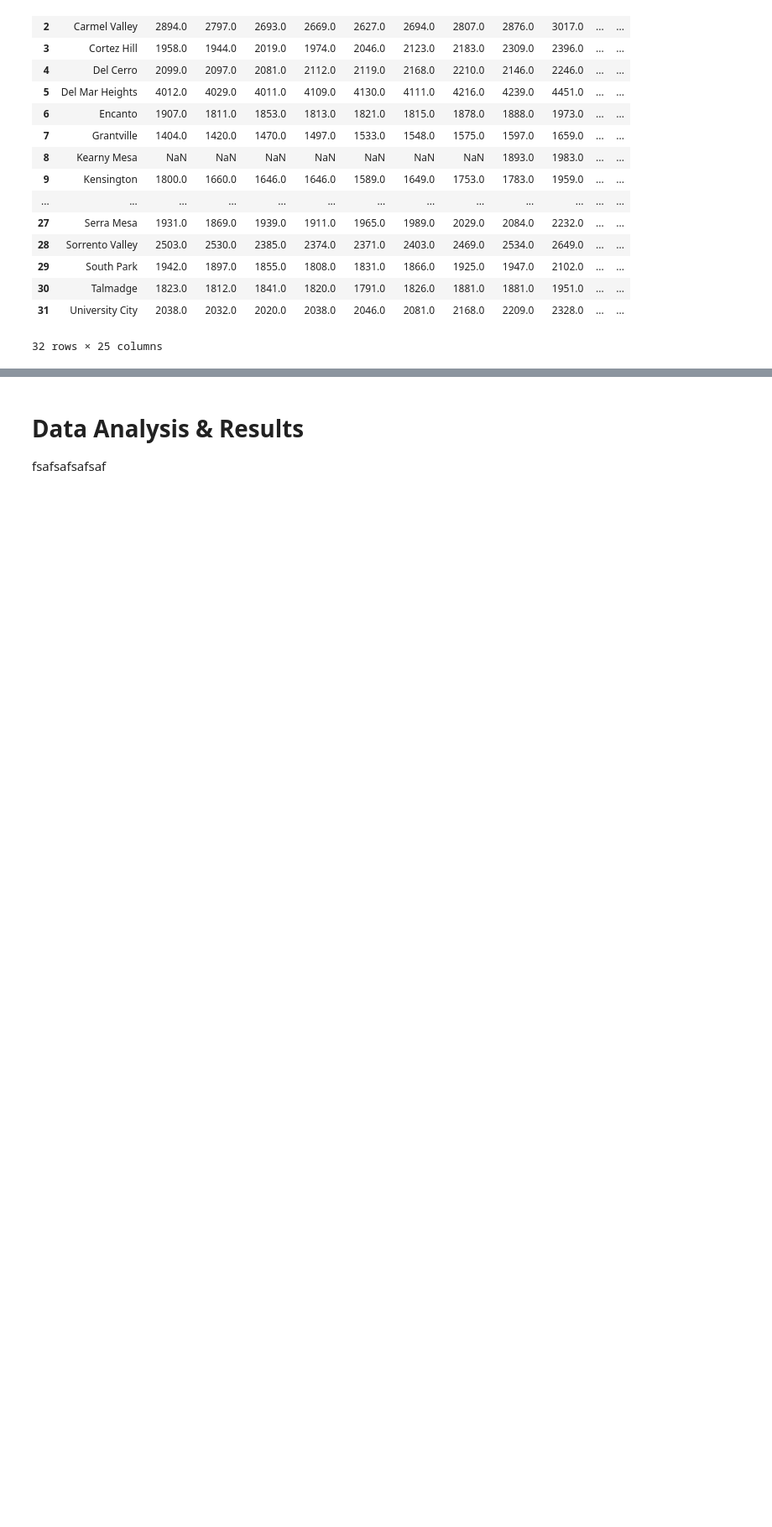
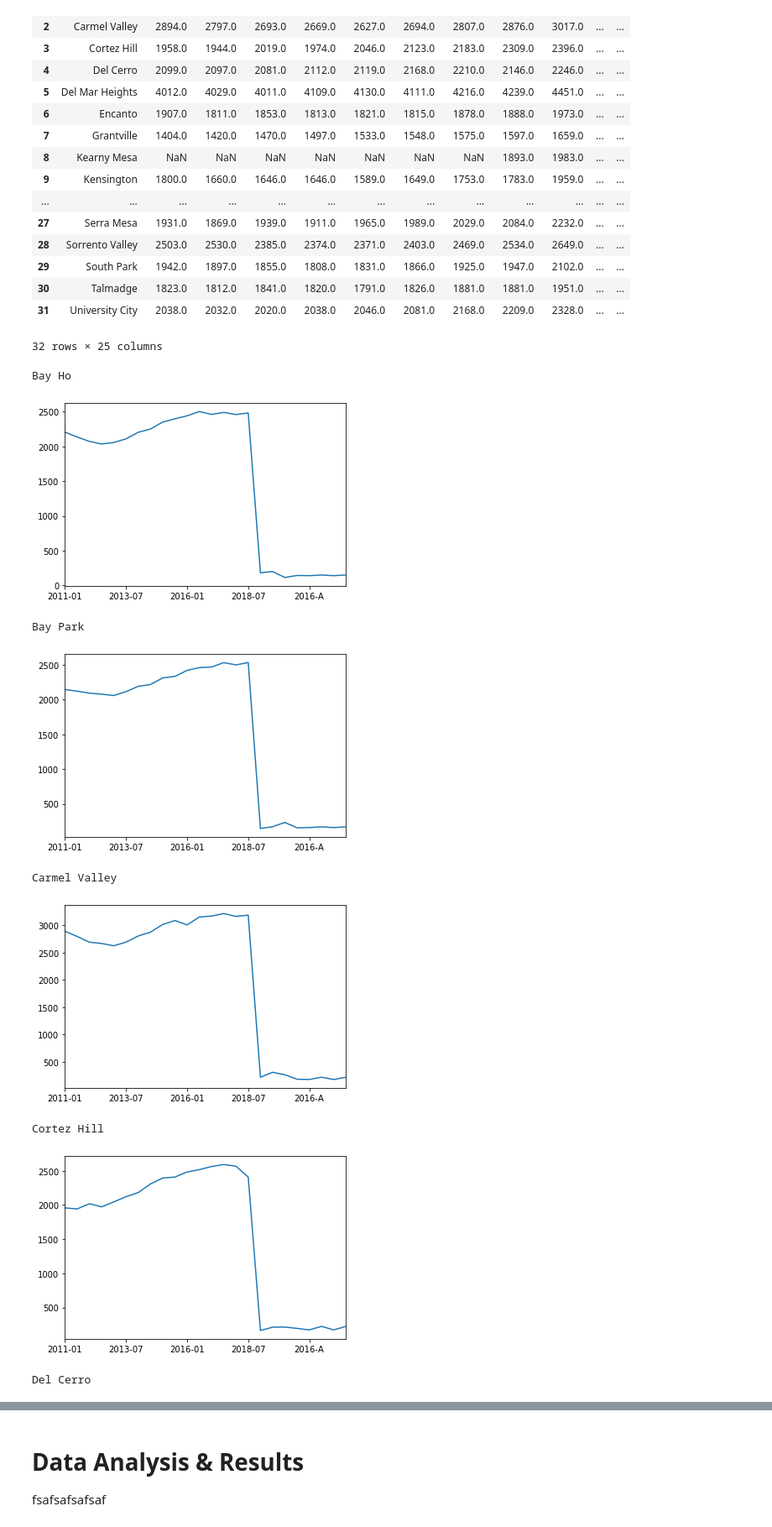
Before and after one commit to aaronaher619/COGS-108-Final-Project, a Jupyter notebook: Final_Project.ipynb, the cells around one changed output, grey strips where cells are left out. Shown at 84% size. Saved outputs shown, nothing was run; the diff lists cells and outputs as text; code cells hidden in the pictures; blank space fills up the shorter version.

Commit message:
Airbnb data graphed

```diff
--- a/Final_Project.ipynb
+++ b/Final_Project.ipynb
@@ -304,3 +338,19 @@ df_zillow_rent
 | 30 | Talmadge | 1823.0 | 1812.0 | 1841.0 | 1820.0 | 1791.0 | 1826.0 | 1881.0 | 1881.0 | 1951.0 | ... | ... |
 | 31 | University City | 2038.0 | 2032.0 | 2020.0 | 2038.0 | 2046.0 | 2081.0 | 2168.0 | 2209.0 | 2328.0 | ... | ... |
 32 rows × 25 columns
+# %%
+for i in range(0, 32):
+    city = df_zillow_airbnb.loc[i, :].squeeze()
+    print(city[0])
+    city.iloc[1:].plot()
+    plt.show()
+# %% [output]
+Bay Ho
+[figure, added]
+Bay Park
+[figure, added]
+Carmel Valley
+[figure, added]
+Cortez Hill
+[figure, added]
+Del Cerro
```
Also changed, not shown: parts of 4 cells of this notebook.
